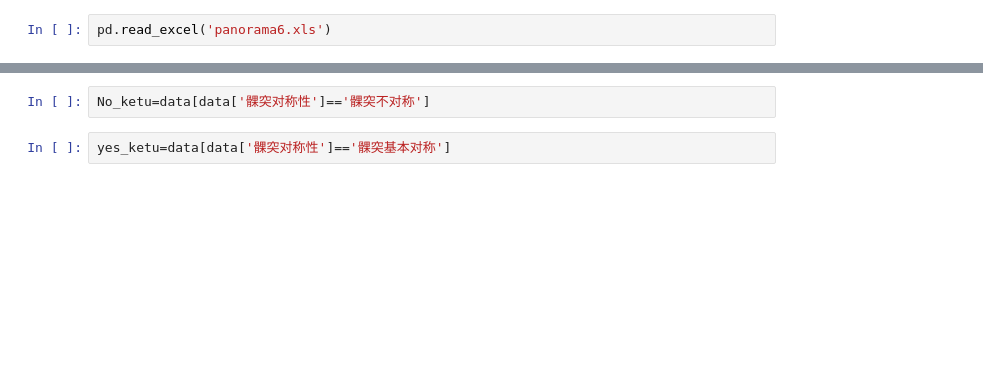
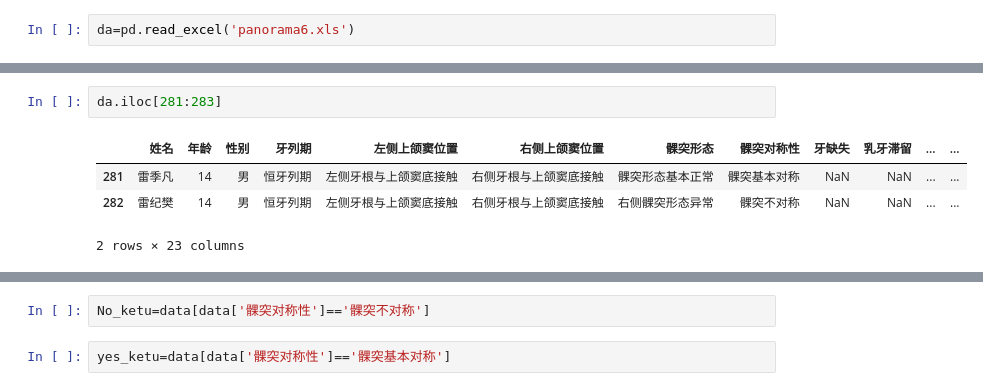
Before and after one commit to xuXGF/ketu_symmetry, a Jupyter notebook: Untitled.ipynb, the cells around one changed output, grey strips where cells are left out. Saved outputs shown, nothing was run; the diff lists cells and outputs as text; blank space fills up the shorter version.

```diff
--- a/Untitled.ipynb
+++ b/Untitled.ipynb
@@ -7,2 +58,2 @@ import time
 # %%
-pd.read_excel('panorama6.xls')
+da=pd.read_excel('panorama6.xls')
@@ -22,0 +60,7 @@ pd.read_excel('panorama6.xls')
+# %%
+da.iloc[281:283]
+# %% [output]
+|  | 姓名 | 年龄 | 性别 | 牙列期 | 左侧上颌窦位置 | 右侧上颌窦位置 | 髁突形态 | 髁突对称性 | 牙缺失 | 乳牙滞留 | ... | ... |
+| 281 | 雷季凡 | 14 | 男 | 恒牙列期 | 左侧牙根与上颌窦底接触 | 右侧牙根与上颌窦底接触 | 髁突形态基本正常 | 髁突基本对称 | NaN | NaN | ... | ... |
+| 282 | 雷纪樊 | 14 | 男 | 恒牙列期 | 左侧牙根与上颌窦底接触 | 右侧牙根与上颌窦底接触 | 右侧髁突形态异常 | 髁突不对称 | NaN | NaN | ... | ... |
+2 rows × 23 columns
```
Also changed, not shown: parts of 21 cells of this notebook, 25 other files.
